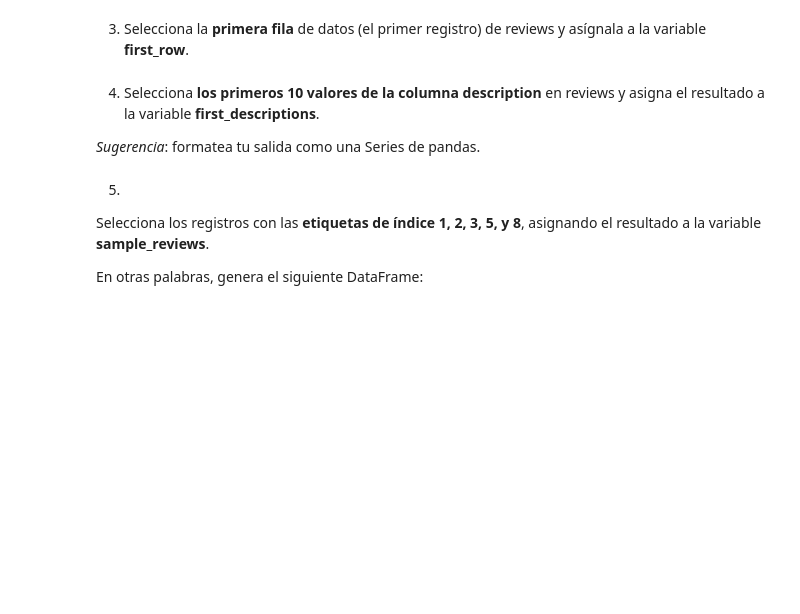
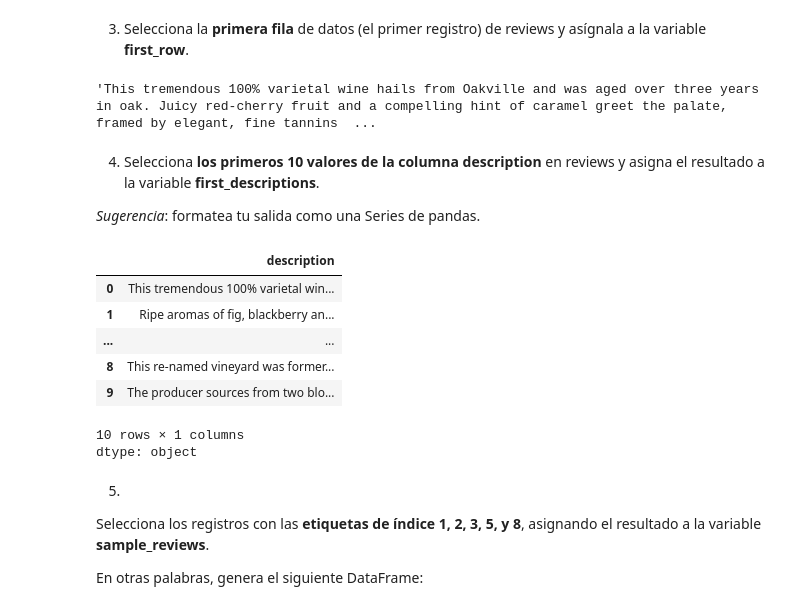
Before and after one commit to atortosalopez/practica-1-aapl, a Jupyter notebook: Practica6.ipynb, the cells around one changed output. Drawn from its saved outputs; the diff is of its cells as text; code cells hidden in the pictures; blank space fills up the shorter version.

```diff
--- a/Practica6.ipynb
+++ b/Practica6.ipynb
@@ -49,3 +62,8 @@ first_row
+# %%
+first_description = review['description'].iloc[0]
+first_description
+# %% [output]
+'This tremendous 100% varietal wine hails from Oakville and was aged over three years in oak. Juicy red-cherry fruit and a compelling hint of caramel greet the palate, framed by elegant, fine tannins  ...
 # %% [markdown]
 4. Selecciona **los primeros 10 valores de la columna description** en reviews y asigna el resultado a la variable **first_descriptions**.
 
@@ -57,3 +71,16 @@ first_descriptions
+# %%
+# Seleccionar los primeros 10 valores de la columna description
+first_descriptions = review['description'].head(10)
+first_descriptions
+# %% [output]
+|  | description |
+| 0 | This tremendous 100% varietal win... |
+| 1 | Ripe aromas of fig, blackberry an... |
+| ... | ... |
+| 8 | This re-named vineyard was former... |
+| 9 | The producer sources from two blo... |
+10 rows × 1 columns
+dtype: object
 # %% [markdown]
 5.
 Selecciona los registros con las **etiquetas de índice 1, 2, 3, 5, y 8**, asignando el resultado a la variable **sample_reviews**.
```
Also changed, not shown: parts of 10 cells of this notebook.
